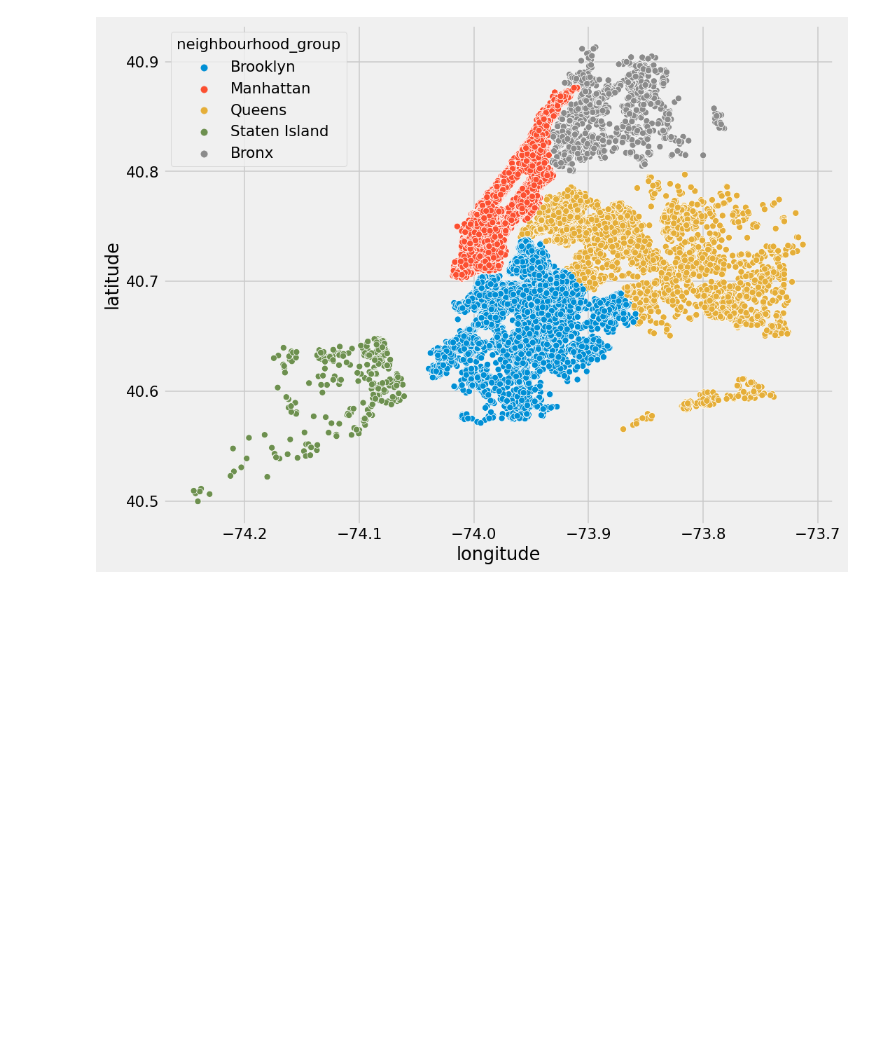
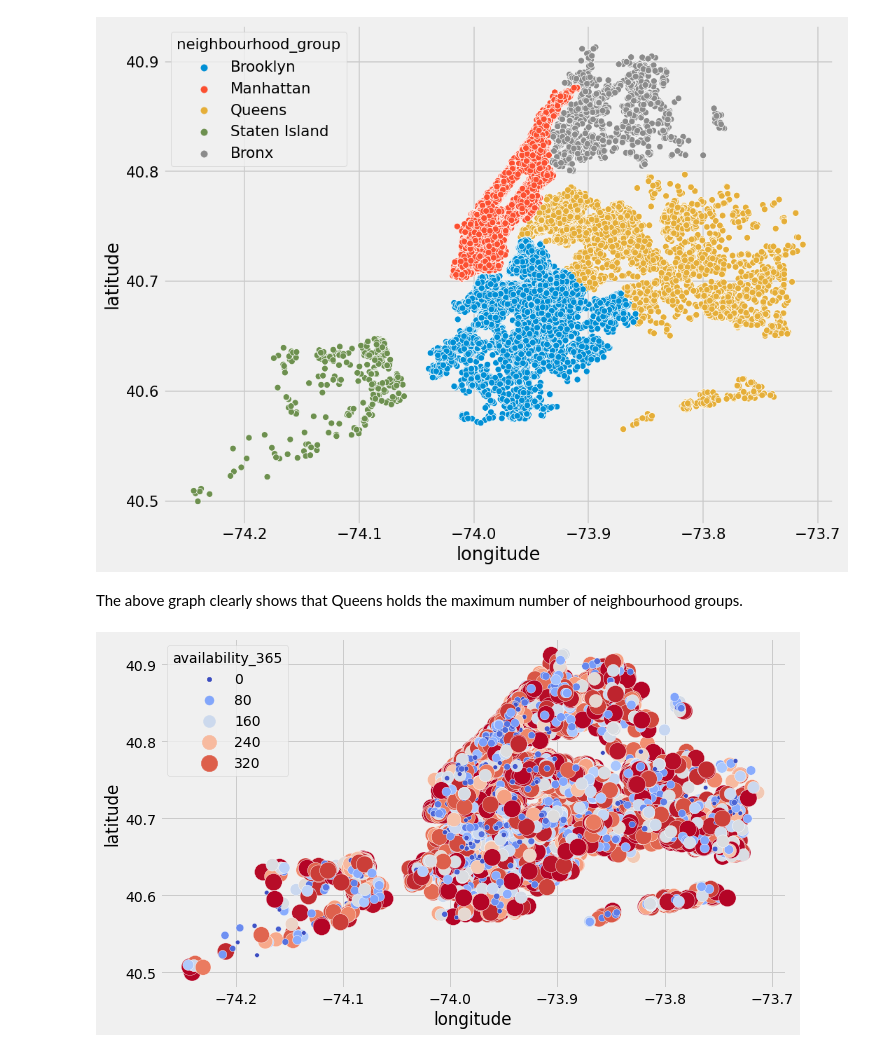
Before and after one commit to Dhanashree3329/Airbnb3329, a Jupyter notebook: Airbnb3329.ipynb, the cells around one changed output. Saved outputs shown, nothing was run; the diff lists cells and outputs as text; code cells hidden in the pictures; blank space fills up the shorter version.

```diff
--- a/Airbnb3329.ipynb
+++ b/Airbnb3329.ipynb
@@ -263,3 +263,12 @@ sns.scatterplot(airbnb_df.longitude,airbnb_df.latitude,hue=airbnb_df.neighbourho
 plt.ioff()
 # %% [output]
 [figure]
+# %% [markdown]
+The above graph clearly shows that Queens holds the maximum number of neighbourhood groups.
+# %%
+#Above scatter plot shows avaibility of room in particular location.
+f, ax = plt.subplots(figsize=(10, 6))
+ax=sns.scatterplot(data=airbnb_df,x='longitude', y='latitude',hue="availability_365",palette='coolwarm',size='availability_365',
+    sizes=(20,300))
+# %% [output]
+[figure, added]
```
Also changed, not shown: parts of 15 cells of this notebook.
